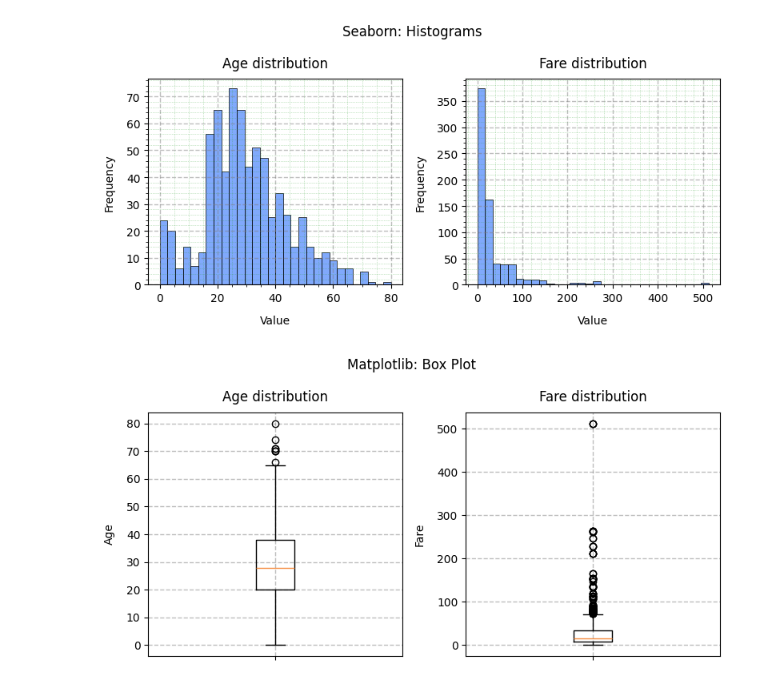
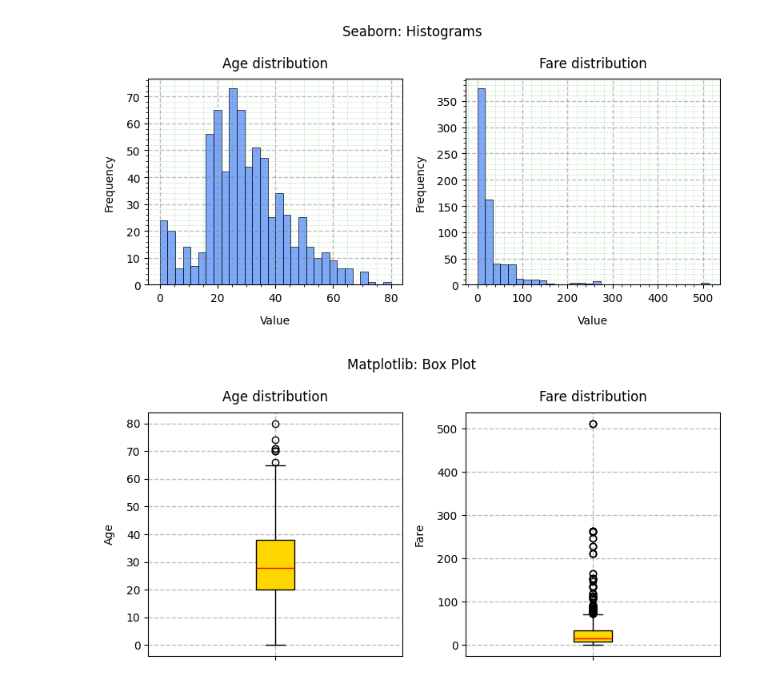
Before and after one commit to BogdanPinchuk/DataScience-PBY_HW8, a Jupyter notebook: Bohdan_Pinchuk_DS_HW8.ipynb, the cells around one changed output. Drawn from its saved outputs; the diff is of its cells as text; code cells hidden in the pictures.

```diff
--- a/Bohdan_Pinchuk_DS_HW8.ipynb
+++ b/Bohdan_Pinchuk_DS_HW8.ipynb
@@ -228,31 +226,35 @@ fig.show()
 # %%
 # Graphic results - Box Plot - Matplotlib
 
 import matplotlib.pyplot as plt
 
 # Input data
 
 # Solution
 _, axes = plt.subplots(1, 2, figsize=(8, 4))
 
 ax = axes[0]
-ax.boxplot(ages, tick_labels=[''])
+ax.boxplot(ages, tick_labels=[''], patch_artist=True,
+           boxprops=dict(facecolor='gold', color='black', linewidth=1),
+           medianprops=dict(color='red', linewidth=1))
 ax.grid(axis='both', visible=True, which='major', ls='--', linewidth=1.0, color='tab:gray')
 ax.set_title("Age distribution", pad=10, loc='center', color='black')
 ax.set_ylabel("Age", labelpad=10, loc='center', color='black')
 
 ax = axes[1]
-ax.boxplot(fares, tick_labels=[''])
+ax.boxplot(fares, tick_labels=[''], patch_artist=True,
+           boxprops=dict(facecolor='gold', color='black', linewidth=1),
+           medianprops=dict(color='red', linewidth=1))
 ax.grid(axis='both', visible=True, which='major', ls='--', linewidth=1.0, color='tab:gray')
 ax.set_title("Fare distribution", pad=10, loc='center', color='black')
 ax.set_ylabel("Fare", labelpad=10, loc='center', color='black')
 
 plt.suptitle('Matplotlib: Box Plot')
 
 plt.tight_layout()
 plt.show()
 # %% [output]
-[figure, old version]
+[figure, new version]
 # %%
 # Graphic results - Histograms - Seaborn
 
```
Also changed, not shown: parts of 2 cells of this notebook.
